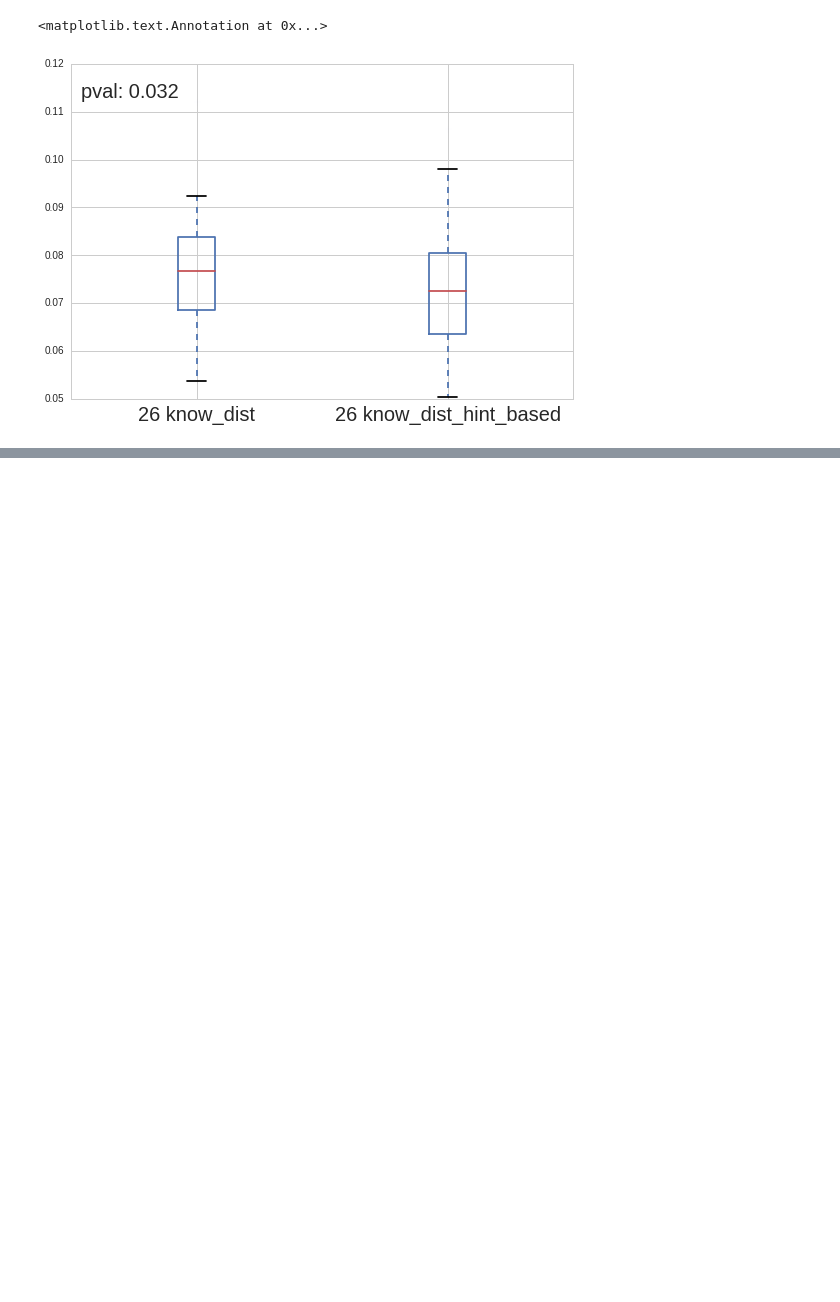
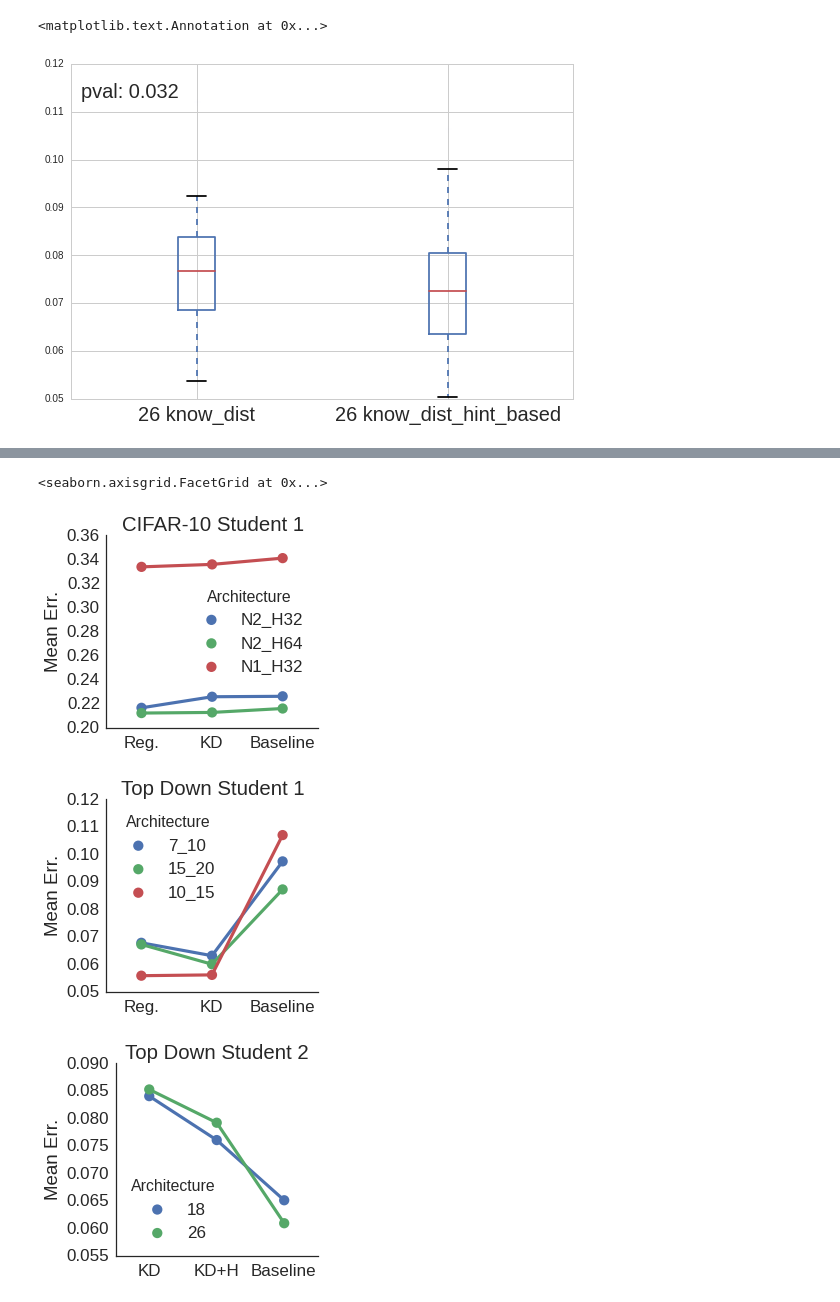
Before and after one commit to dmancevo/CompressingDeepConvNets, a Jupyter notebook: Plots/Statistical Analysis (err logs).ipynb, the cells around one changed output, grey strips where cells are left out. Cells and saved outputs as stored; diff of their text form; code cells hidden in the pictures; blank space fills up the shorter version.

```diff
--- a/Plots/Statistical Analysis (err logs).ipynb
+++ b/Plots/Statistical Analysis (err logs).ipynb
@@ -196,0 +207,33 @@ ax.annotate('pval: {0:.2g}'.format(p_val), (0.02,0.9), xycoords='axes fraction',
+# %%
+sns.set(style="white", font_scale=1.7)
+
+df2 = pd.DataFrame(df.mean())
+df2.columns = ['Mean Err.']
+
+df2['Network'] = [s.split()[0]+' '+s.split()[1] for s in df2.index]
+df2['Architecture'] = [s.split()[2] for s in df2.index]
+df2['Algorithm'] = [s.split()[3] for s in df2.index]
+
+df2 = df2[df2.Algorithm!="baseline_hint_based"]
+
+
+df2
+
+
+ax = sns.factorplot(x="Algorithm", y="Mean Err.", hue="Architecture", data=df2[df2.Network=='CIFAR_10 student_1'], aspect=1.1, legend_out=False)
+ax.set(title="CIFAR-10 Student 1")
+ax.set_xticklabels(["Reg.", "KD", "Baseline"])
+ax.set_xlabels("")
+ax = sns.factorplot(x="Algorithm", y="Mean Err.", hue="Architecture", data=df2[df2.Network=='Top_Down student_1'], aspect=1.1, legend_out=False)
+ax.set(title="Top Down Student 1")
+ax.set_xticklabels(["Reg.", "KD", "Baseline"])
+ax.set_xlabels("")
+ax = sns.factorplot(x="Algorithm", y="Mean Err.", hue="Architecture", data=df2[df2.Network=='Top_Down student_2'], aspect=1.1, legend_out=False)
+ax.set(title="Top Down Student 2")
+ax.set_xticklabels(["KD", "KD+H", "Baseline"])
+ax.set_xlabels("")
+# %% [output]
+<seaborn.axisgrid.FacetGrid at 0x...>
+[figure, added]
+[figure, added]
+[figure, added]
```
Also changed, not shown: parts of 1 cell of this notebook, 4 other files.
